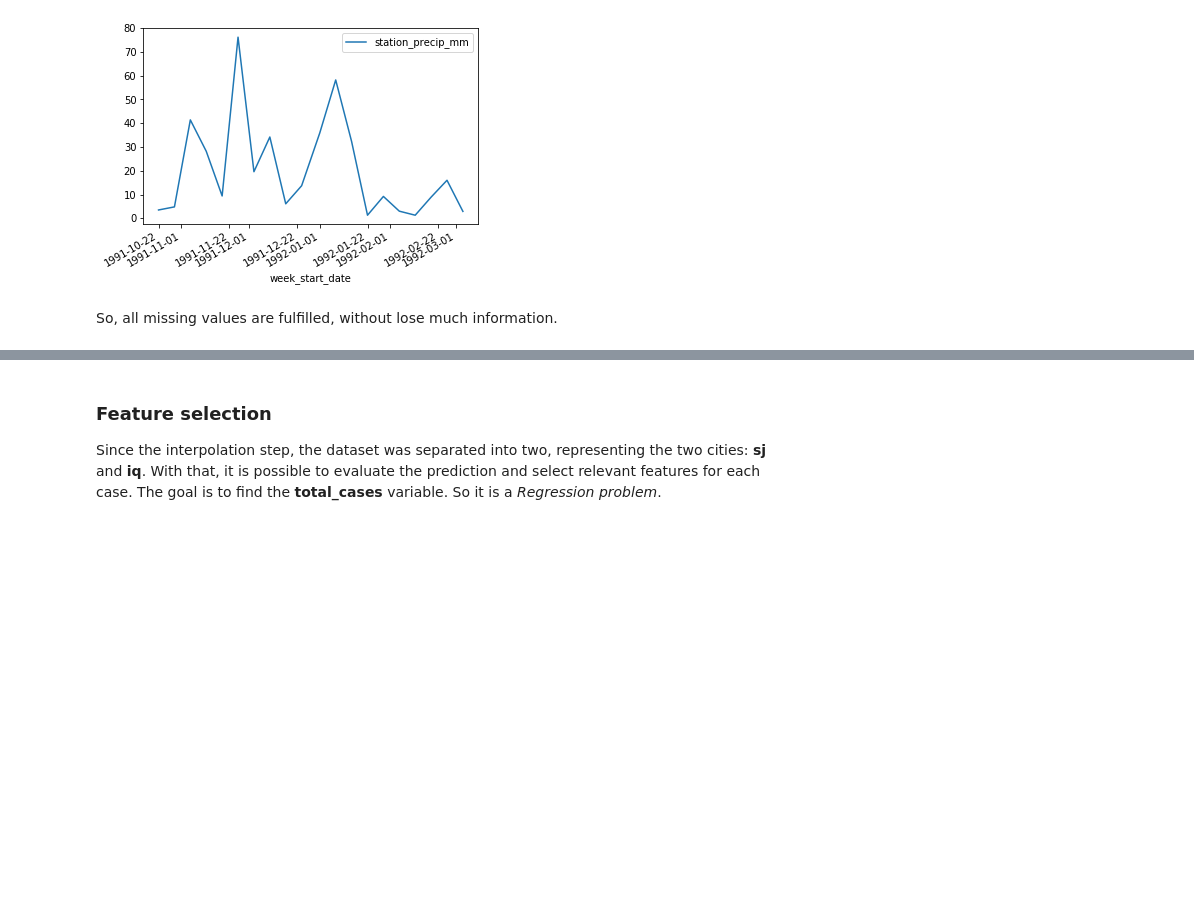
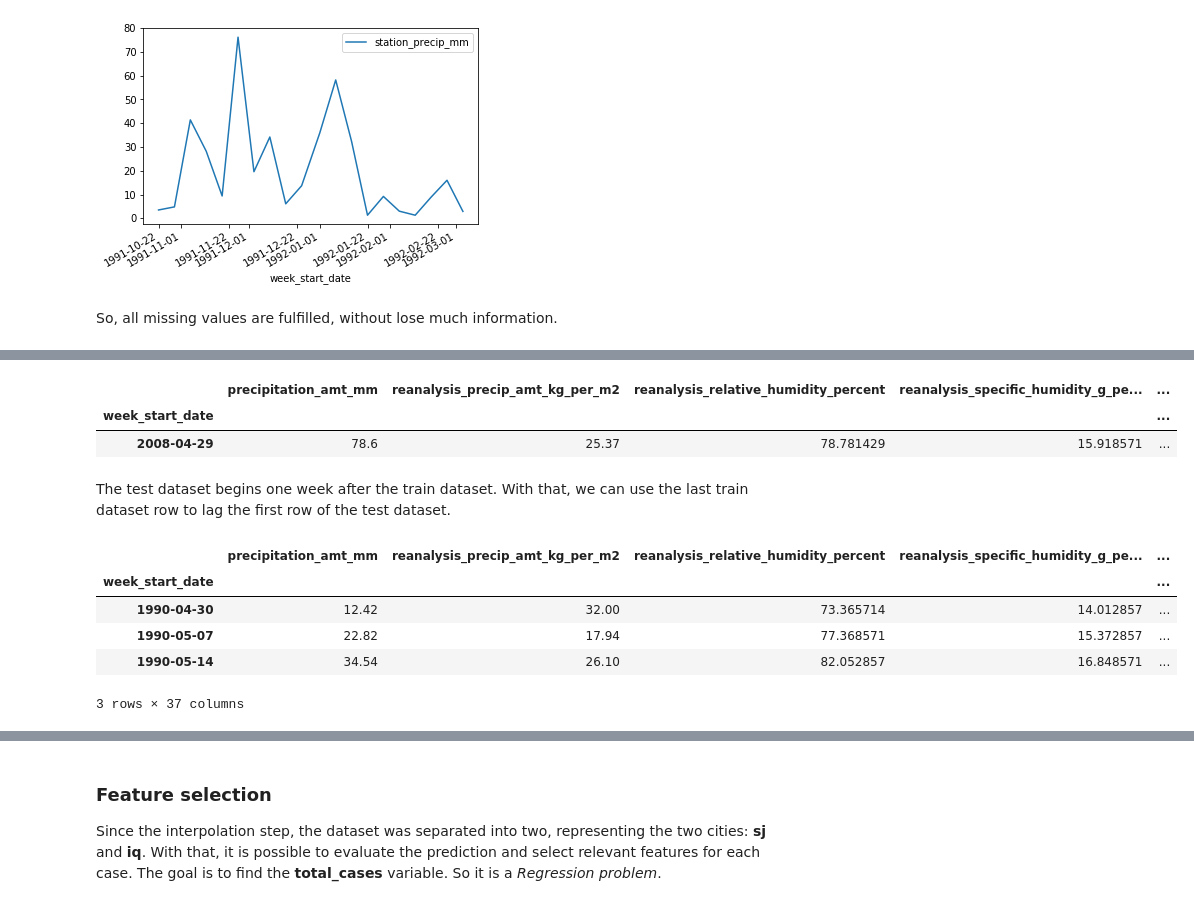
Before and after one commit to bfroz/Projects, a Jupyter notebook: DengAI - Predicting Disease Spread/DengAI - Predicting Disease Spread.ipynb, the cells around one changed output, grey strips where cells are left out. Cells and saved outputs as stored; diff of their text form; code cells hidden in the pictures; blank space fills up the shorter version.

```diff
--- a/DengAI - Predicting Disease Spread/DengAI - Predicting Disease Spread.ipynb
+++ b/DengAI - Predicting Disease Spread/DengAI - Predicting Disease Spread.ipynb
@@ -458,0 +499,8 @@ df_test_iq_inter = df_test_iq_inter.drop(['year'], axis=1)
+# %%
+df_test_sj_inter.head(1)
+# %% [output]
+|  | precipitation_amt_mm | reanalysis_precip_amt_kg_per_m2 | reanalysis_relative_humidity_percent | reanalysis_specific_humidity_g_pe... | ... |
+| week_start_date |  |  |  |  | ... |
+| 2008-04-29 | 78.6 | 25.37 | 78.781429 | 15.918571 | ... |
+# %% [markdown]
+The test dataset begins one week after the train dataset. With that, we can use the last train dataset row to lag the first row of the test dataset.
@@ -458,0 +519,9 @@ df_test_iq_inter = df_test_iq_inter.drop(['year'], axis=1)
+# %%
+df_train_sj_inter.head(3)
+# %% [output]
+|  | precipitation_amt_mm | reanalysis_precip_amt_kg_per_m2 | reanalysis_relative_humidity_percent | reanalysis_specific_humidity_g_pe... | ... |
+| week_start_date |  |  |  |  | ... |
+| 1990-04-30 | 12.42 | 32.00 | 73.365714 | 14.012857 | ... |
+| 1990-05-07 | 22.82 | 17.94 | 77.368571 | 15.372857 | ... |
+| 1990-05-14 | 34.54 | 26.10 | 82.052857 | 16.848571 | ... |
+3 rows × 37 columns
```
Also changed, not shown: parts of 54 cells of this notebook, 1 other file.
